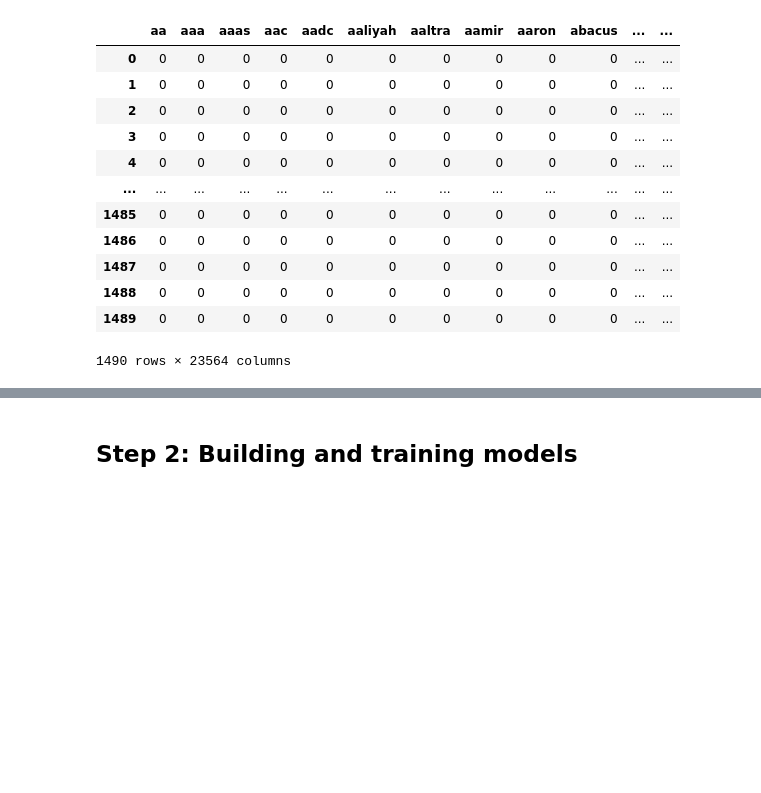
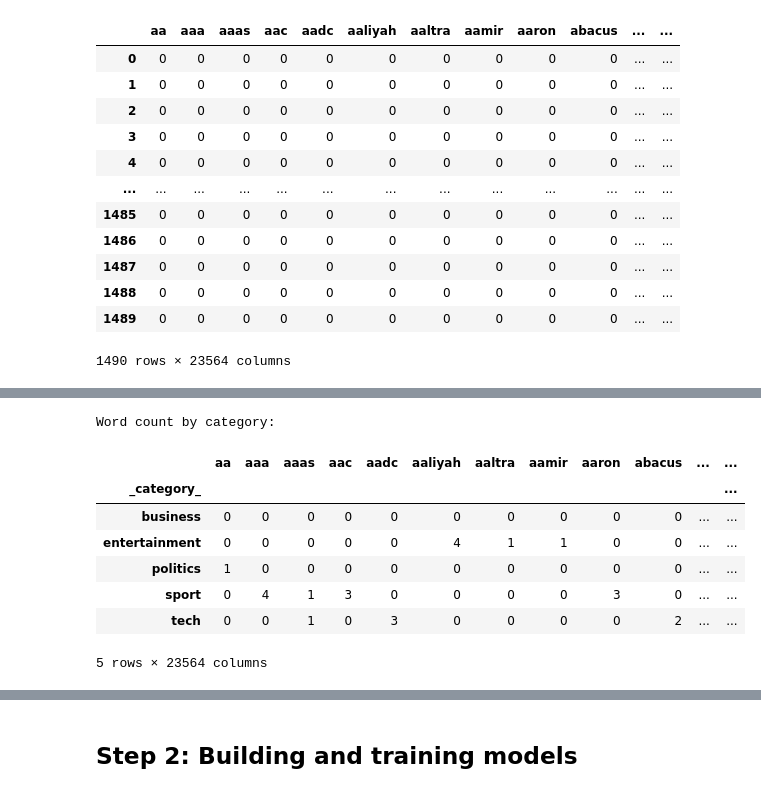
Before and after one commit to yasuomaidana/introduction-to-machine-learning, a Jupyter notebook: Unsupervised Algorithms in Machine Learning/BBC News Classification/BBC text classification.ipynb, the cells around one changed output, grey strips where cells are left out. Drawn from its saved outputs; the diff is of its cells as text; code cells hidden in the pictures; blank space fills up the shorter version.

```diff
--- a/Unsupervised Algorithms in Machine Learning/BBC News Classification/BBC text classification.ipynb
+++ b/Unsupervised Algorithms in Machine Learning/BBC News Classification/BBC text classification.ipynb
@@ -360,0 +375,17 @@ Corresponding DataFrame to WC:
+# %%
+# Include category column into word count
+counts_df['_category_']=train_data['Category']
+
+print('Word count by category:')
+G = counts_df.groupby('_category_').sum()
+G
+# %% [output]
+Word count by category:
+|  | aa | aaa | aaas | aac | aadc | aaliyah | aaltra | aamir | aaron | abacus | ... | ... |
+| _category_ |  |  |  |  |  |  |  |  |  |  |  | ... |
+| business | 0 | 0 | 0 | 0 | 0 | 0 | 0 | 0 | 0 | 0 | ... | ... |
+| entertainment | 0 | 0 | 0 | 0 | 0 | 4 | 1 | 1 | 0 | 0 | ... | ... |
+| politics | 1 | 0 | 0 | 0 | 0 | 0 | 0 | 0 | 0 | 0 | ... | ... |
+| sport | 0 | 4 | 1 | 3 | 0 | 0 | 0 | 0 | 3 | 0 | ... | ... |
+| tech | 0 | 0 | 1 | 0 | 3 | 0 | 0 | 0 | 0 | 2 | ... | ... |
+5 rows × 23564 columns
```
Also changed, not shown: parts of 8 cells of this notebook.
